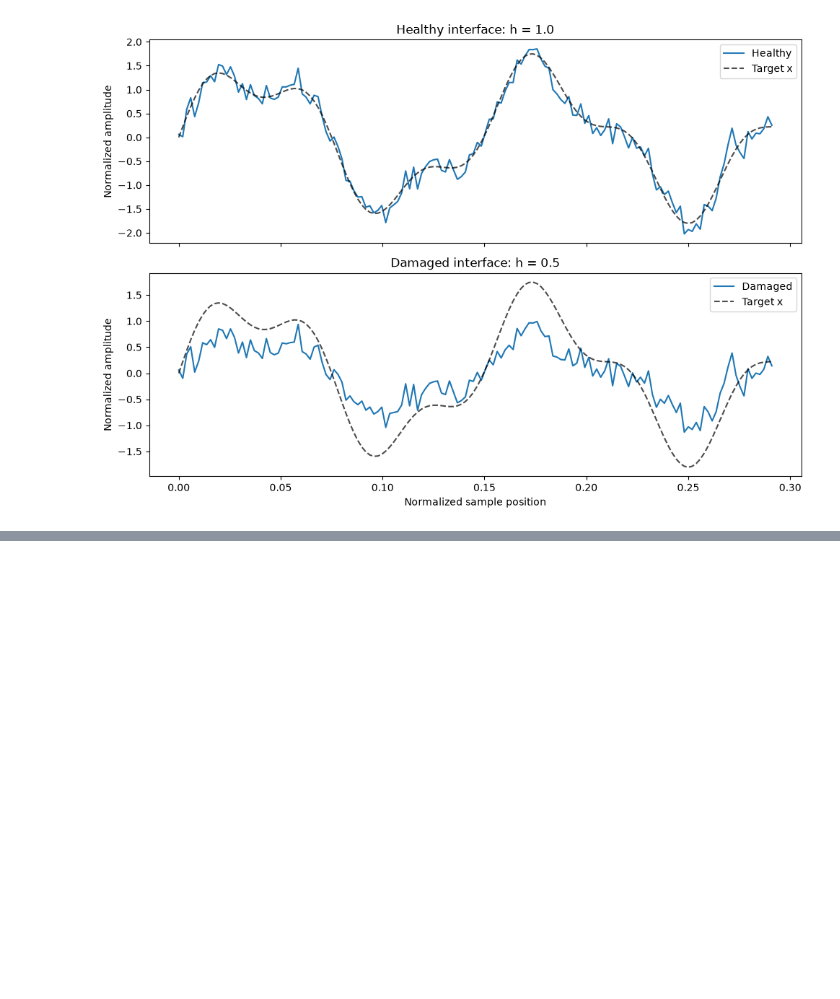
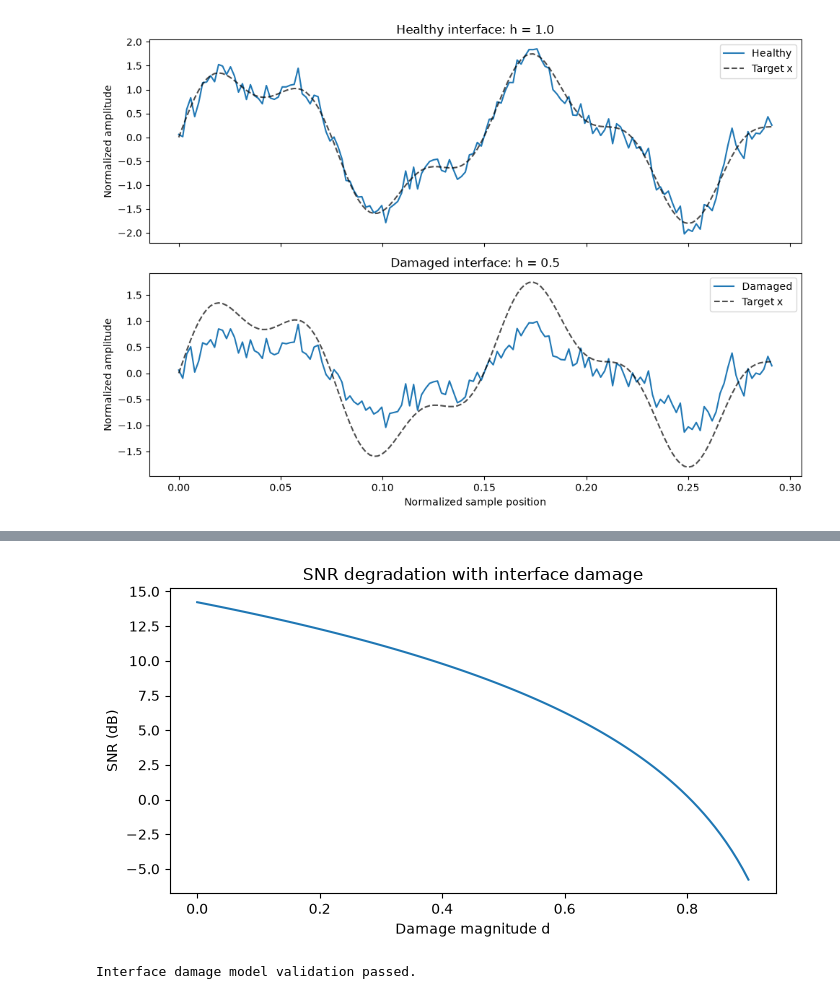
Before and after one commit to minwoo02/neural-interface-signal-recovery, a Jupyter notebook: notebooks/03_interface_damage_model.ipynb, the cells around one changed output, grey strips where cells are left out. Drawn from its saved outputs; the diff is of its cells as text; code cells hidden in the pictures; blank space fills up the shorter version.

```diff
--- a/notebooks/03_interface_damage_model.ipynb
+++ b/notebooks/03_interface_damage_model.ipynb
@@ -146,0 +252,49 @@ plt.show()
+# %%
+# Damage vs SNR
+
+snr_values = 20 * np.log10(
+    h_values / noise_rms
+)
+
+plt.figure(figsize=(7, 4))
+
+plt.plot(
+    damage_values,
+    snr_values
+)
+
+plt.xlabel("Damage magnitude d")
+plt.ylabel("SNR (dB)")
+plt.title("SNR degradation with interface damage")
+
+plt.tight_layout()
+plt.show()
+# %% [output]
+[figure, added]
+# %%
+#자동 검증
+
+assert np.isclose(
+    np.sqrt(np.mean(x**2)), 1.0
+)
+
+assert np.isclose(
+    h_damaged, 0.5
+)
+
+assert np.isclose(
+    damaged_rms, 0.5
+)
+
+expected_snr_loss = 20 * np.log10(
+    h_damaged
+)
+
+assert np.isclose(
+    snr_damaged - snr_healthy,
+    expected_snr_loss
+)
+
+print("Interface damage model validation passed.")
+# %% [output]
+Interface damage model validation passed.
```
Also changed, not shown: parts of 5 cells of this notebook.
